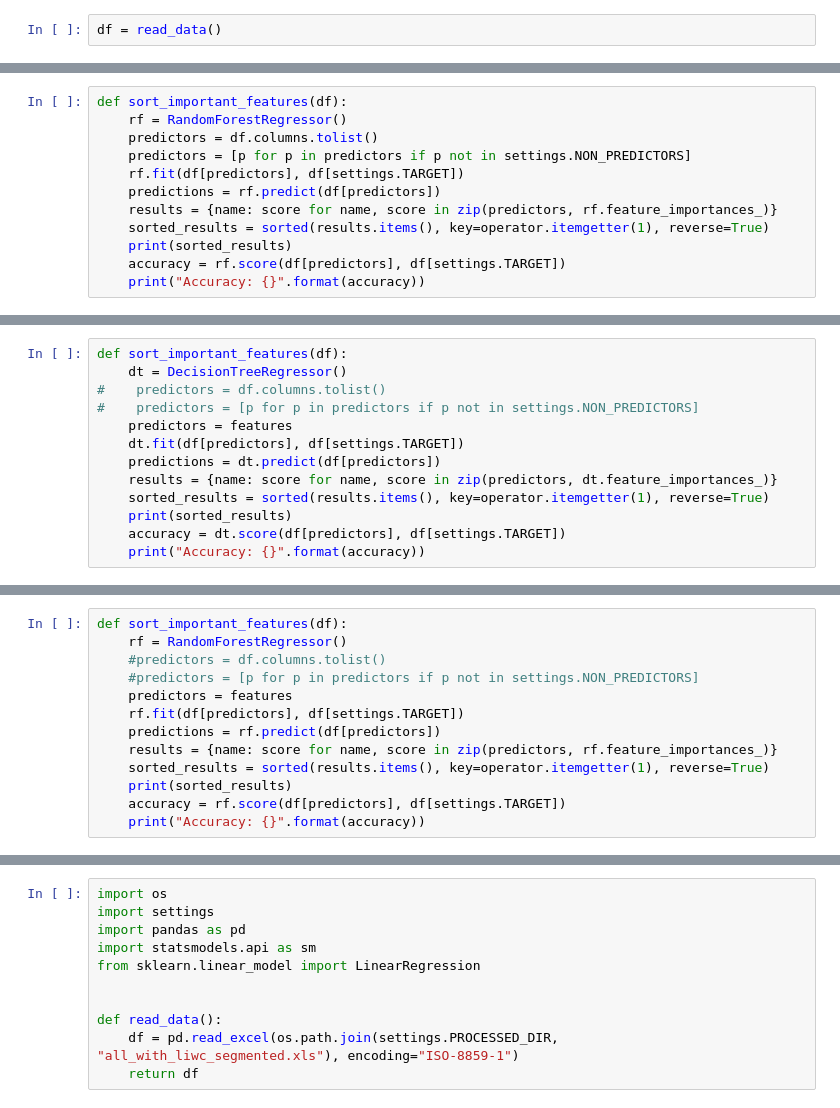
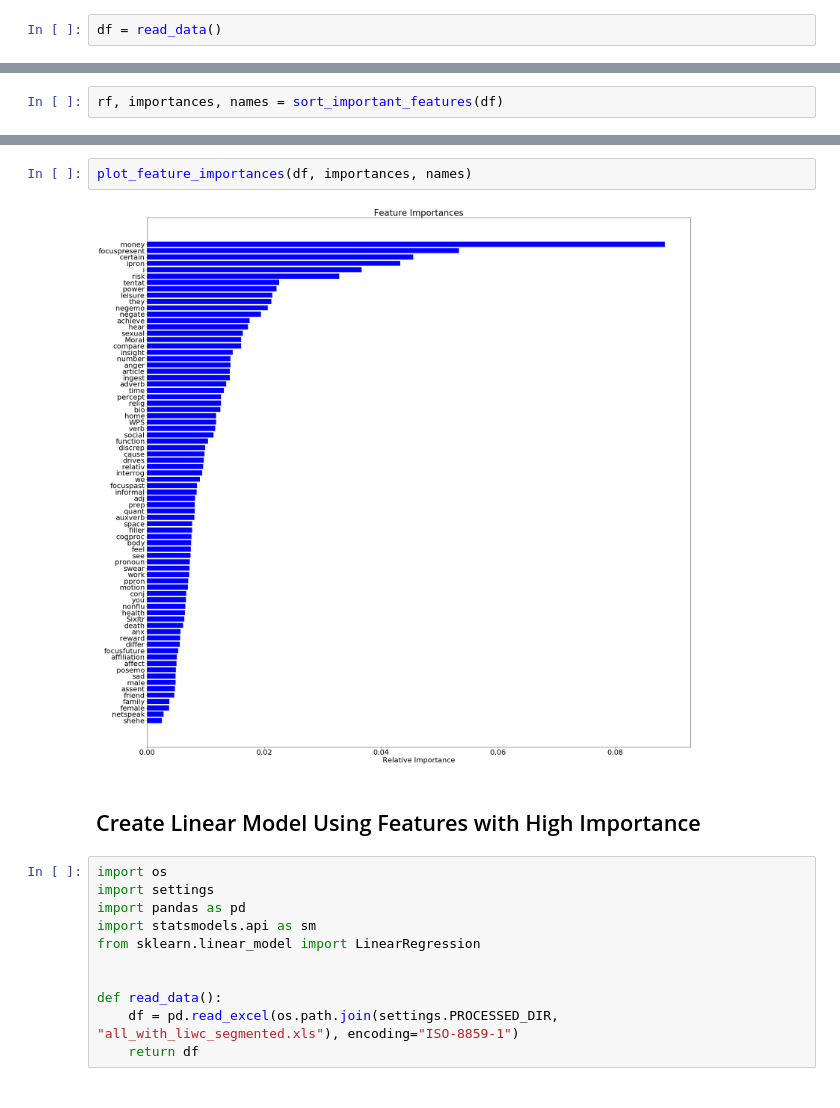
Before and after one commit to owentemple/TED-talks, a Jupyter notebook: find-important-features-in-persuasion.ipynb, the cells around one changed output, grey strips where cells are left out. Saved outputs shown, nothing was run; the diff lists cells and outputs as text.

```diff
--- a/find-important-features-in-persuasion.ipynb
+++ b/find-important-features-in-persuasion.ipynb
@@ -160,12 +96,0 @@ AND with all
-# %%
-def sort_important_features(df):
-    rf = RandomForestRegressor()
-    predictors = df.columns.tolist()
-    predictors = [p for p in predictors if p not in settings.NON_PREDICTORS]
-    rf.fit(df[predictors], df[settings.TARGET])
-    predictions = rf.predict(df[predictors])
-    results = {name: score for name, score in zip(predictors, rf.feature_importances_)}
-    sorted_results = sorted(results.items(), key=operator.itemgetter(1), reverse=True)
-    print(sorted_results)
-    accuracy = rf.score(df[predictors], df[settings.TARGET])
-    print("Accuracy: {}".format(accuracy))
@@ -351,13 +96,0 @@ features = [
-# %%
-def sort_important_features(df):
-    dt = DecisionTreeRegressor()
-#    predictors = df.columns.tolist()
-#    predictors = [p for p in predictors if p not in settings.NON_PREDICTORS]
-    predictors = features
-    dt.fit(df[predictors], df[settings.TARGET])
-    predictions = dt.predict(df[predictors])
-    results = {name: score for name, score in zip(predictors, dt.feature_importances_)}
-    sorted_results = sorted(results.items(), key=operator.itemgetter(1), reverse=True)
-    print(sorted_results)
-    accuracy = dt.score(df[predictors], df[settings.TARGET])
-    print("Accuracy: {}".format(accuracy))
@@ -379,13 +96,0 @@ Accuracy: 1.0
-# %%
-def sort_important_features(df):
-    rf = RandomForestRegressor()
-    #predictors = df.columns.tolist()
-    #predictors = [p for p in predictors if p not in settings.NON_PREDICTORS]
-    predictors = features
-    rf.fit(df[predictors], df[settings.TARGET])
-    predictions = rf.predict(df[predictors])
-    results = {name: score for name, score in zip(predictors, rf.feature_importances_)}
-    sorted_results = sorted(results.items(), key=operator.itemgetter(1), reverse=True)
-    print(sorted_results)
-    accuracy = rf.score(df[predictors], df[settings.TARGET])
-    print("Accuracy: {}".format(accuracy))
@@ -403,0 +97,2 @@ Accuracy: 0.8710089366203116
+# %%
+rf, importances, names = sort_important_features(df)
@@ -404,3 +117,9 @@ Accuracy: 0.8710089366203116
+# %%
+plot_feature_importances(df, importances, names)
+# %% [output]
+[figure, added]
+# %% [markdown]
+## Create Linear Model Using Features with High Importance
 # %%
 import os
 import settings
```
Also changed, not shown: parts of 38 cells of this notebook, 7 other files.
